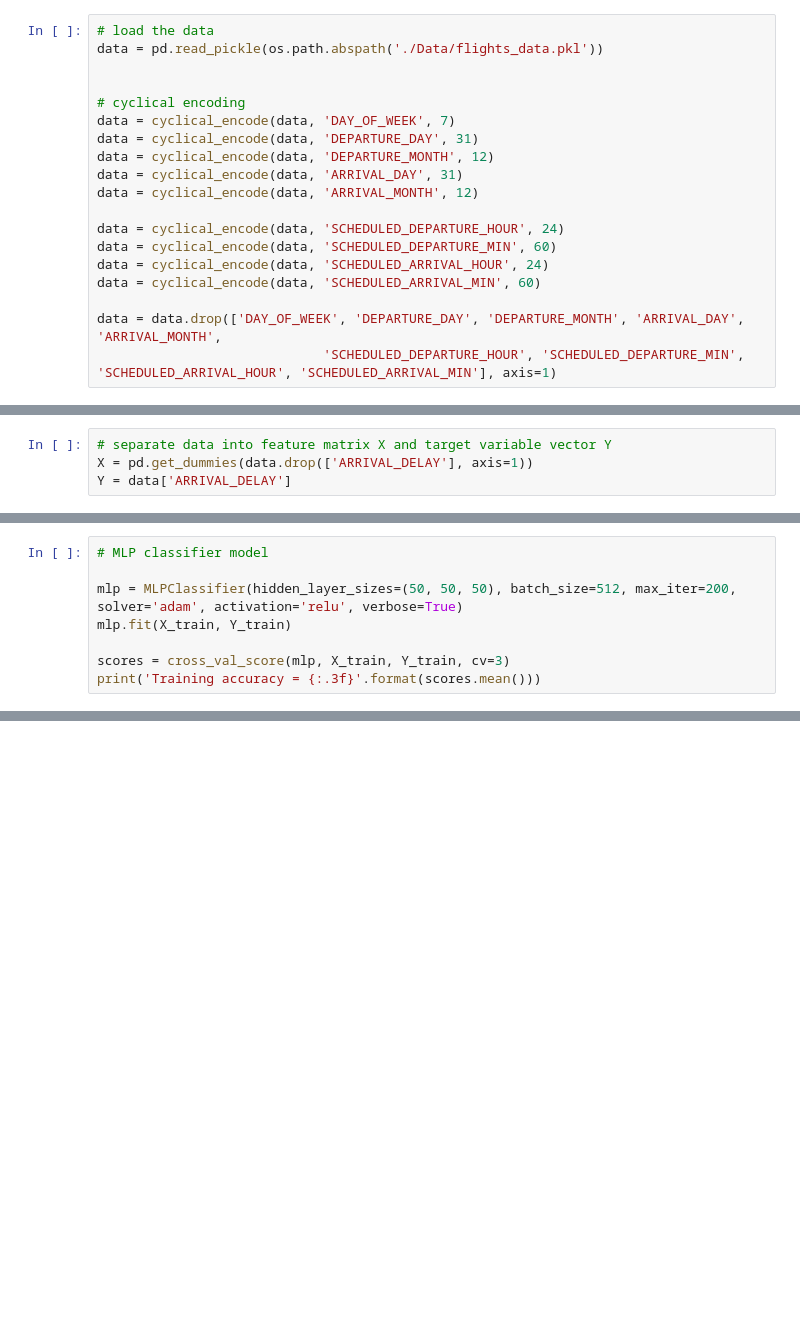
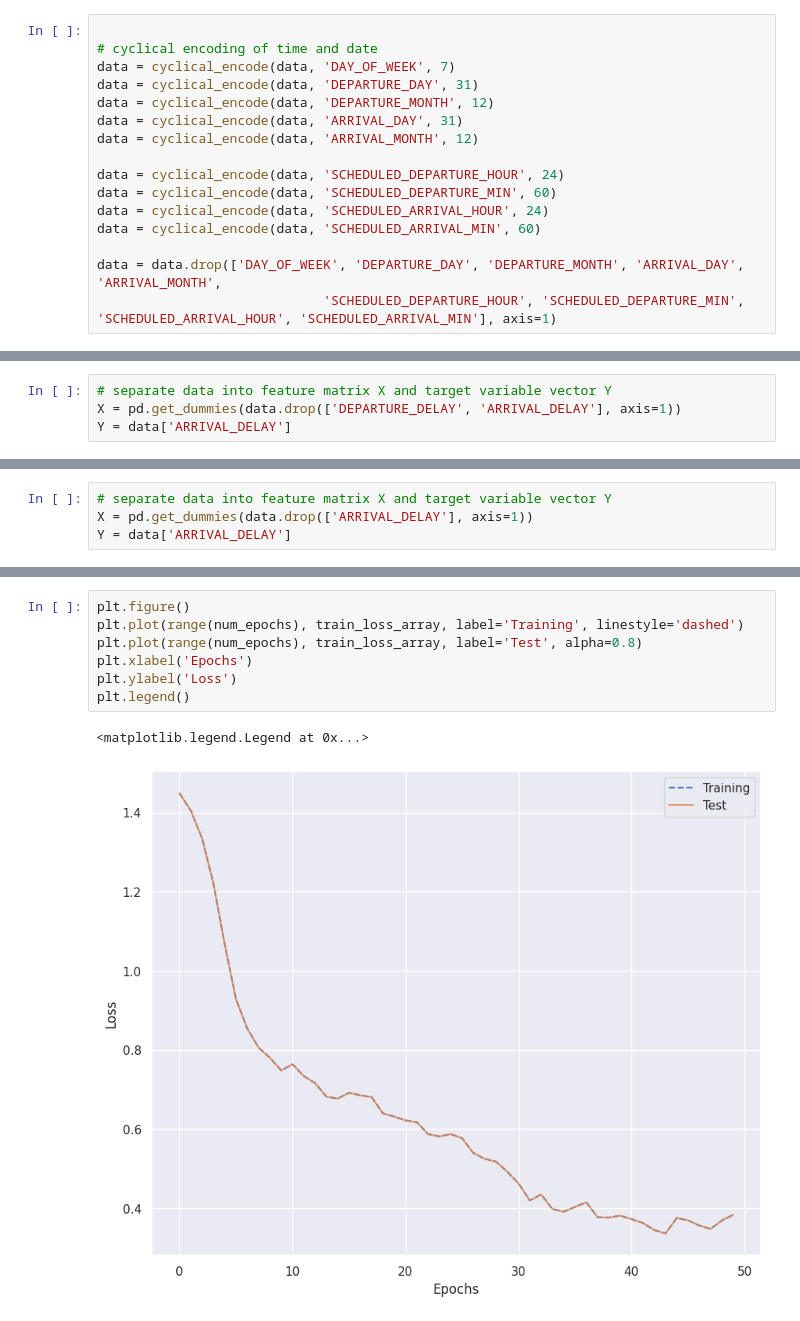
Before and after one commit to cezaryjanuszek/FlightDelays_prediction, a Jupyter notebook: PredictionModel_complex.ipynb, the cells around one changed output, grey strips where cells are left out. Drawn from its saved outputs; the diff is of its cells as text; blank space fills up the shorter version.

```diff
--- a/PredictionModel_complex.ipynb
+++ b/PredictionModel_complex.ipynb
@@ -47,9 +59,6 @@ from imblearn.under_sampling import RandomUnderSampler
 # %%
-# load the data
-data = pd.read_pickle(os.path.abspath('./Data/flights_data.pkl'))
 
-
-# cyclical encoding
+# cyclical encoding of time and date
 data = cyclical_encode(data, 'DAY_OF_WEEK', 7)
 data = cyclical_encode(data, 'DEPARTURE_DAY', 31)
 data = cyclical_encode(data, 'DEPARTURE_MONTH', 12)
@@ -66,2 +194,6 @@ data = data.drop(['DAY_OF_WEEK', 'DEPARTURE_DAY', 'DEPARTURE_MONTH', 'ARRIVAL_DA
 # %% [markdown]
 ## Without DEPARTURE_DELAY feature
+# %%
+# separate data into feature matrix X and target variable vector Y
+X = pd.get_dummies(data.drop(['DEPARTURE_DELAY', 'ARRIVAL_DELAY'], axis=1))
+Y = data['ARRIVAL_DELAY']
@@ -95,8 +366,0 @@ Counter({0: 500000, 1: 128950, 2: 50797, 3: 9011})
-# %%
-# MLP classifier model
-
-mlp = MLPClassifier(hidden_layer_sizes=(50, 50, 50), batch_size=512, max_iter=200, solver='adam', activation='relu', verbose=True)
-mlp.fit(X_train, Y_train)
-
-scores = cross_val_score(mlp, X_train, Y_train, cv=3)
-print('Training accuracy = {:.3f}'.format(scores.mean()))
@@ -165,0 +424,10 @@ ROC-AUC = 0.707
+# %%
+plt.figure()
+plt.plot(range(num_epochs), train_loss_array, label='Training', linestyle='dashed')
+plt.plot(range(num_epochs), train_loss_array, label='Test', alpha=0.8)
+plt.xlabel('Epochs')
+plt.ylabel('Loss')
+plt.legend()
+# %% [output]
+<matplotlib.legend.Legend at 0x...>
+[figure, added]
```
Also changed, not shown: parts of 17 cells of this notebook, 1 other file.
